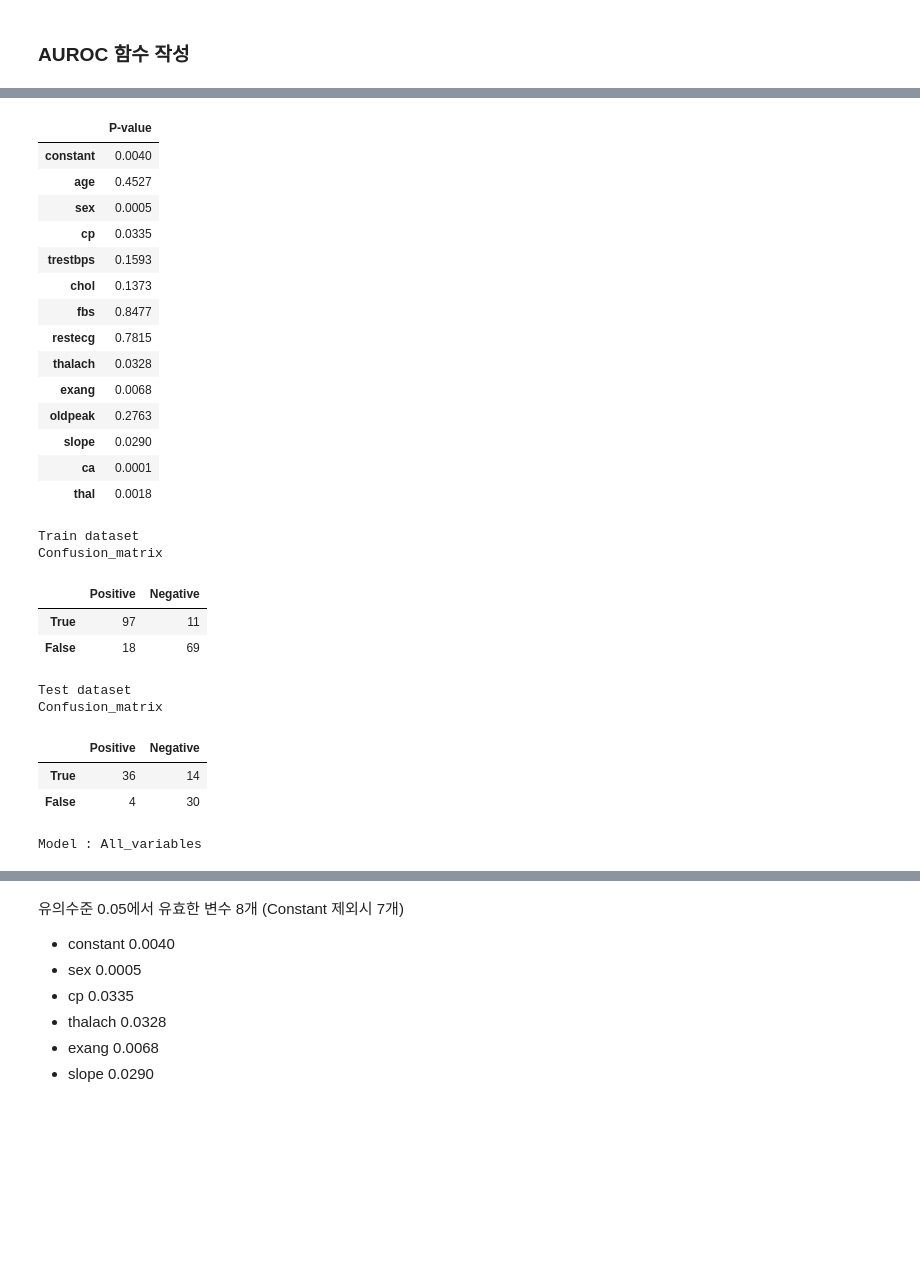
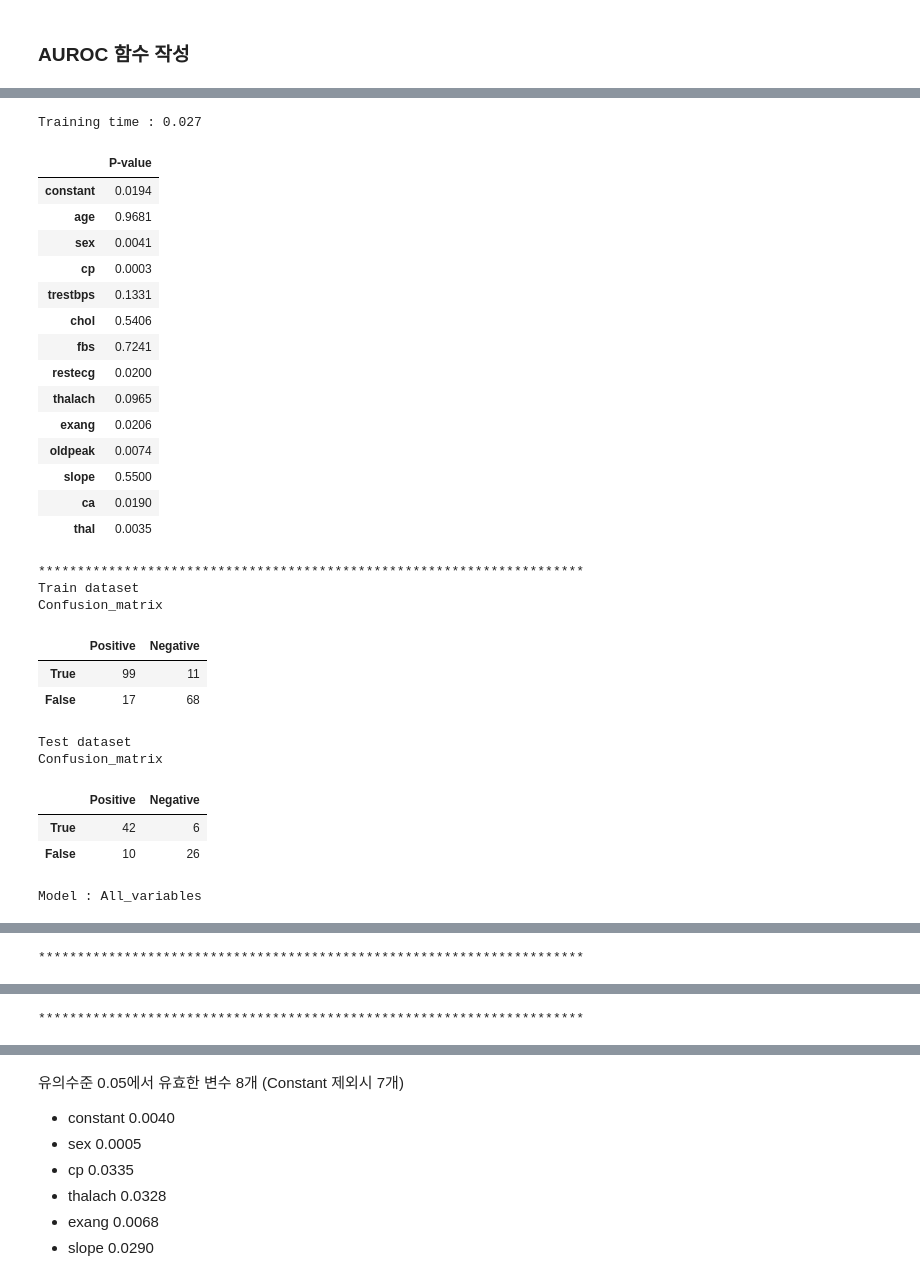
Before and after one commit to umkiyoung/MultivariateAnalysis, a Jupyter notebook: Assignments/Assignment_2/LogisticRegression_heart.ipynb, the cells around one changed output, grey strips where cells are left out. Cells and saved outputs as stored; diff of their text form; code cells hidden in the pictures; blank space fills up the shorter version.

```diff
--- a/Assignments/Assignment_2/LogisticRegression_heart.ipynb
+++ b/Assignments/Assignment_2/LogisticRegression_heart.ipynb
@@ -761,6 +780,7 @@ def display_coefs(model, name: str) -> None:
     coefs = [model.intercept_[0]]+model.coef_[0].tolist() if model.intercept_ else model.coef_[0].tolist()
     print(f'Model : {name}')
     display(pd.DataFrame({'features':features,'coefs':coefs}))
+    print_star()
 # %%
 def display_result(result_dict: dict, metric_names: list = ['TPR(Recall)','Precision','TNR','ACC','BCR','F1','AUROC']):
 
@@ -769,5 +789,6 @@ def display_result(result_dict: dict, metric_names: list = ['TPR(Recall)','Preci
     result_df.columns = metric_names
 
     display(result_df)
+    print_star()
 
 result_dict = {}
@@ -819,3 +829,9 @@ def auroc(model, x_trn, x_tst, y_trn, y_tst):
     AUROC_tst = auroc_dtframe_init(model, x_tst,y_tst)
 
     return (AUROC_trn , AUROC_tst)
+# %%
+def AUROC_curve(AUROC_trn,AUROC_tst,):
+    plt.title('ROC_curve on Train/Test dataset')
+    plt.plot(AUROC_trn['FPR'], AUROC_trn['TPR'])
+    plt.plot(AUROC_tst['FPR'], AUROC_tst['TPR'])
+    plt.legend(['Train','Test'])
@@ -821,0 +840,12 @@ def auroc(model, x_trn, x_tst, y_trn, y_tst):
+# %%
+original_data = dt_outlier_ers
+seed = 1234
+
+split_params = {
+    'test_size':0.3,
+    'random_state': seed
+    }
+df_train, df_test = train_test_split(original_data, **split_params)
+
+x_trn, y_trn, x_tst, y_tst = df_train.drop(columns=['target']),df_train['target'],df_test.drop(columns=['target']),df_test['target']
+feature_names = list(x_trn.columns)
@@ -822,58 +887,63 @@ def auroc(model, x_trn, x_tst, y_trn, y_tst):
 # %%
-seed = 1234
 full_config = {
     'penalty': None,
     'fit_intercept':True,
     'max_iter':int(1e+5),
     'solver':'saga',
     'random_state':seed,
     'n_jobs':-1
 }
 
 #solving name of the selected features
 features_dict = {}
 features_dict['All Variables'] = ['constant']+feature_names
 
+start_time = time.time()
 full_model = LogisticRegression(**full_config).fit(x_trn,y_trn)
+end_time = time.time()
+print("Training time : %.3f" %(end_time-start_time))
 logit_pvalue(full_model, x_trn, feature_names)
 
 AUROC_trn, AUROC_tst = auroc(full_model,x_trn,x_tst,y_trn,y_tst)
-trn_AUROC_Score = round(np.sum(AUROC_trn['TPR']*AUROC_trn['FPR']),3)
-tst_AUROC_Score = round(np.sum(AUROC_tst['TPR']*AUROC_tst['FPR']),3)
 
+trn_AUROC_Score = round(np.sum((AUROC_trn['TPR'])*(AUROC_trn['FPR']-AUROC_trn['FPR'].shift())),3)
+tst_AUROC_Score = round(np.sum((AUROC_tst['TPR'])*(AUROC_tst['FPR']-AUROC_tst['FPR'].shift())),3)
+AUROC_curve(AUROC_trn,AUROC_tst)
 y_pred_train = full_model.predict(x_trn)
 y_pred = full_model.predict(x_tst)
 print("Train dataset")
 result_dict['All variables_train'] = perf_eval_clf(y_trn,y_pred_train)+[trn_AUROC_Score]
 print("Test dataset")
 result_dict['All variables_test'] = perf_eval_clf(y_tst,y_pred)+[tst_AUROC_Score]
 display_coefs(full_model, 'All_variables')
 display_result(result_dict,)
 # %% [output]
+Training time : 0.027
 |  | P-value |
-| constant | 0.0040 |
-| age | 0.4527 |
-| sex | 0.0005 |
-| cp | 0.0335 |
-| trestbps | 0.1593 |
-| chol | 0.1373 |
-| fbs | 0.8477 |
-| restecg | 0.7815 |
-| thalach | 0.0328 |
-| exang | 0.0068 |
-| oldpeak | 0.2763 |
-| slope | 0.0290 |
-| ca | 0.0001 |
-| thal | 0.0018 |
+| constant | 0.0194 |
+| age | 0.9681 |
+| sex | 0.0041 |
+| cp | 0.0003 |
+| trestbps | 0.1331 |
+| chol | 0.5406 |
+| fbs | 0.7241 |
+| restecg | 0.0200 |
+| thalach | 0.0965 |
+| exang | 0.0206 |
+| oldpeak | 0.0074 |
+| slope | 0.5500 |
+| ca | 0.0190 |
+| thal | 0.0035 |
-Train dataset
-Confusion_matrix
+**********************************************************************
+Train dataset
+Confusion_matrix
 |  | Positive | Negative |
-| True | 97 | 11 |
-| False | 18 | 69 |
+| True | 99 | 11 |
+| False | 17 | 68 |
-Test dataset
-Confusion_matrix
+Test dataset
+Confusion_matrix
 |  | Positive | Negative |
-| True | 36 | 14 |
-| False | 4 | 30 |
+| True | 42 | 6 |
+| False | 10 | 26 |
-Model : All_variables
+Model : All_variables
 |  | features | coefs |
@@ -894 +964,2 @@ Model : All_variables
+**********************************************************************
 |  | TPR(Recall) | Precision | TNR | ACC | BCR | F1 | AUROC |
@@ -896,0 +968 @@ Model : All_variables
+**********************************************************************
```
Also changed, not shown: parts of 28 cells of this notebook.
